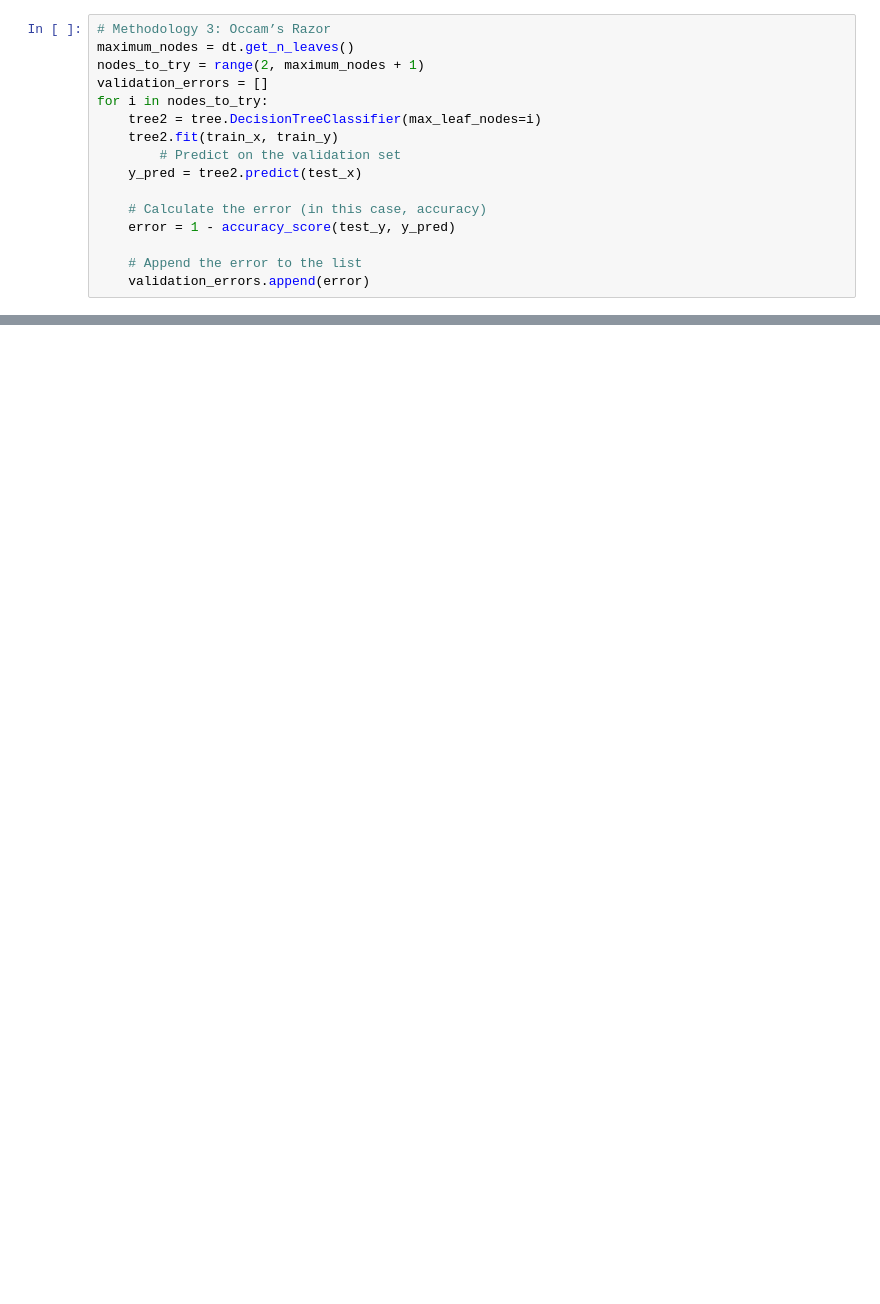
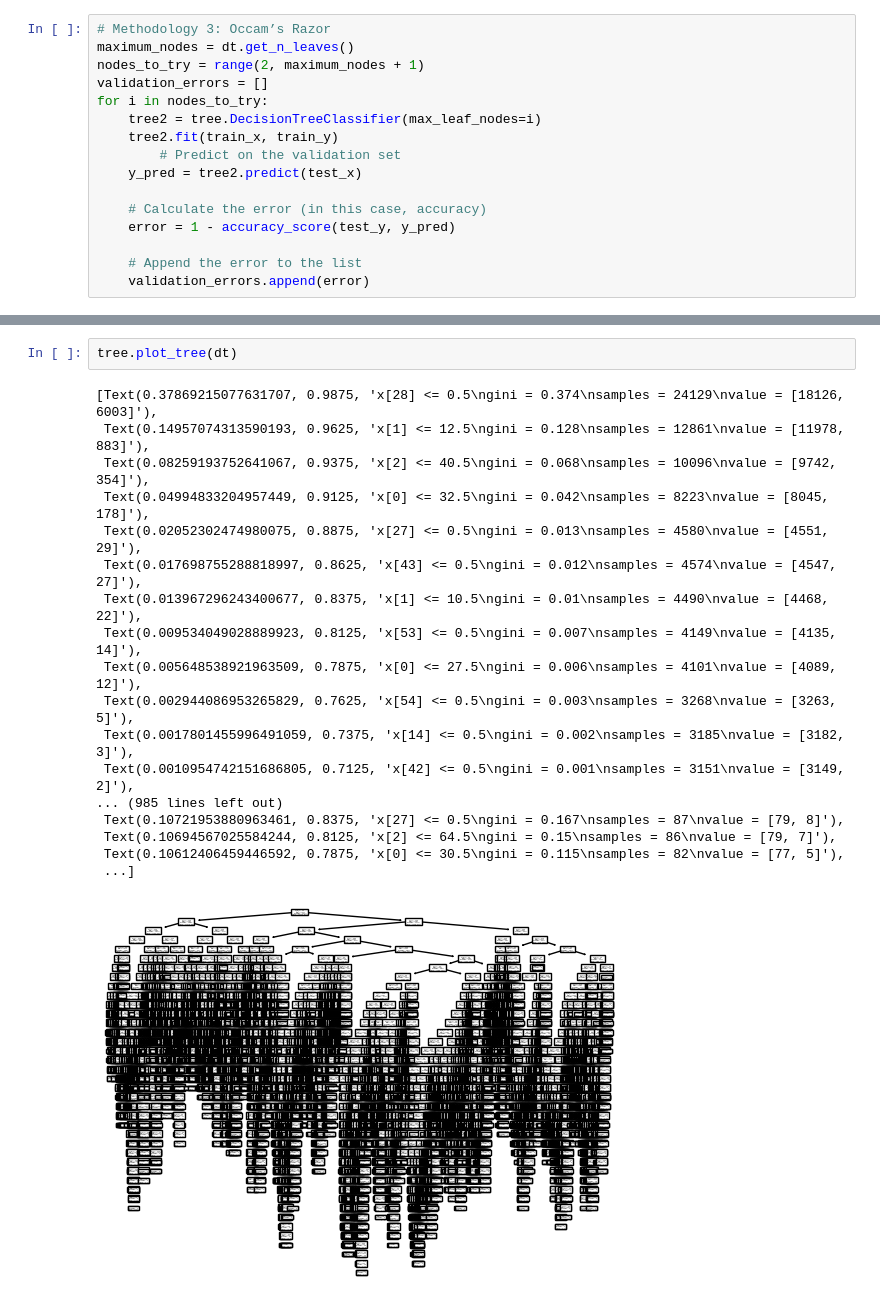
Before and after one commit to A-9-9/DataMining_DecisionTree, a Jupyter notebook: decision_tree.ipynb, the cells around one changed output, grey strips where cells are left out. Drawn from its saved outputs; the diff is of its cells as text; blank space fills up the shorter version.

```diff
--- a/decision_tree.ipynb
+++ b/decision_tree.ipynb
@@ -523,0 +521,21 @@ print(metrics.recall_score(test_y, predict_y))
+# %%
+tree.plot_tree(dt)
+# %% [output]
+[Text(0.37869215077631707, 0.9875, 'x[28] <= 0.5\ngini = 0.374\nsamples = 24129\nvalue = [18126, 6003]'),
+ Text(0.14957074313590193, 0.9625, 'x[1] <= 12.5\ngini = 0.128\nsamples = 12861\nvalue = [11978, 883]'),
+ Text(0.08259193752641067, 0.9375, 'x[2] <= 40.5\ngini = 0.068\nsamples = 10096\nvalue = [9742, 354]'),
+ Text(0.04994833204957449, 0.9125, 'x[0] <= 32.5\ngini = 0.042\nsamples = 8223\nvalue = [8045, 178]'),
+ Text(0.02052302474980075, 0.8875, 'x[27] <= 0.5\ngini = 0.013\nsamples = 4580\nvalue = [4551, 29]'),
+ Text(0.017698755288818997, 0.8625, 'x[43] <= 0.5\ngini = 0.012\nsamples = 4574\nvalue = [4547, 27]'),
+ Text(0.013967296243400677, 0.8375, 'x[1] <= 10.5\ngini = 0.01\nsamples = 4490\nvalue = [4468, 22]'),
+ Text(0.009534049028889923, 0.8125, 'x[53] <= 0.5\ngini = 0.007\nsamples = 4149\nvalue = [4135, 14]'),
+ Text(0.005648538921963509, 0.7875, 'x[0] <= 27.5\ngini = 0.006\nsamples = 4101\nvalue = [4089, 12]'),
+ Text(0.002944086953265829, 0.7625, 'x[54] <= 0.5\ngini = 0.003\nsamples = 3268\nvalue = [3263, 5]'),
+ Text(0.0017801455996491059, 0.7375, 'x[14] <= 0.5\ngini = 0.002\nsamples = 3185\nvalue = [3182, 3]'),
+ Text(0.0010954742151686805, 0.7125, 'x[42] <= 0.5\ngini = 0.001\nsamples = 3151\nvalue = [3149, 2]'),
+... (985 lines left out)
+ Text(0.10721953880963461, 0.8375, 'x[27] <= 0.5\ngini = 0.167\nsamples = 87\nvalue = [79, 8]'),
+ Text(0.10694567025584244, 0.8125, 'x[2] <= 64.5\ngini = 0.15\nsamples = 86\nvalue = [79, 7]'),
+ Text(0.10612406459446592, 0.7875, 'x[0] <= 30.5\ngini = 0.115\nsamples = 82\nvalue = [77, 5]'),
+ ...]
+[figure, added]
```
Also changed, not shown: parts of 19 cells of this notebook.
